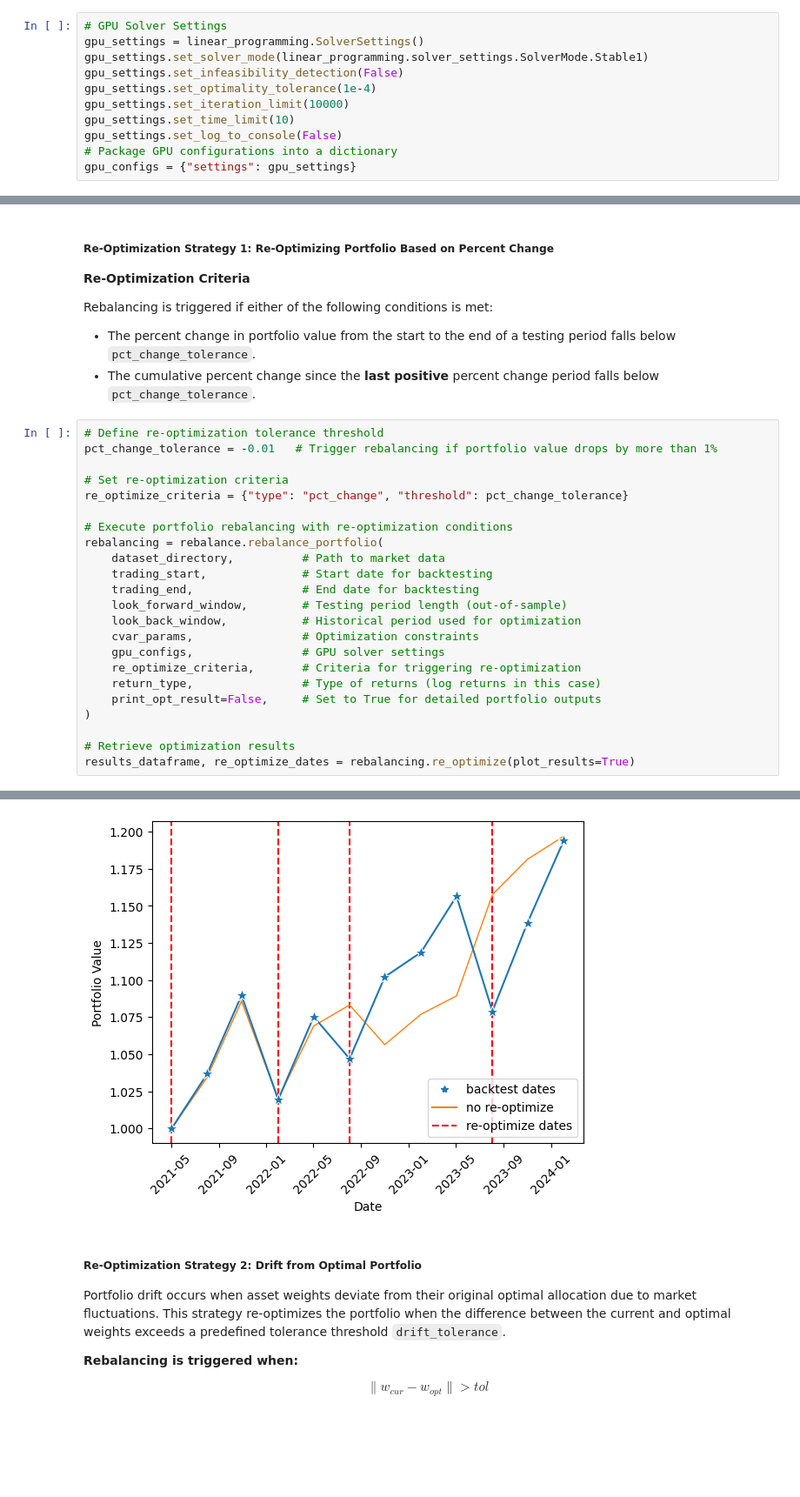
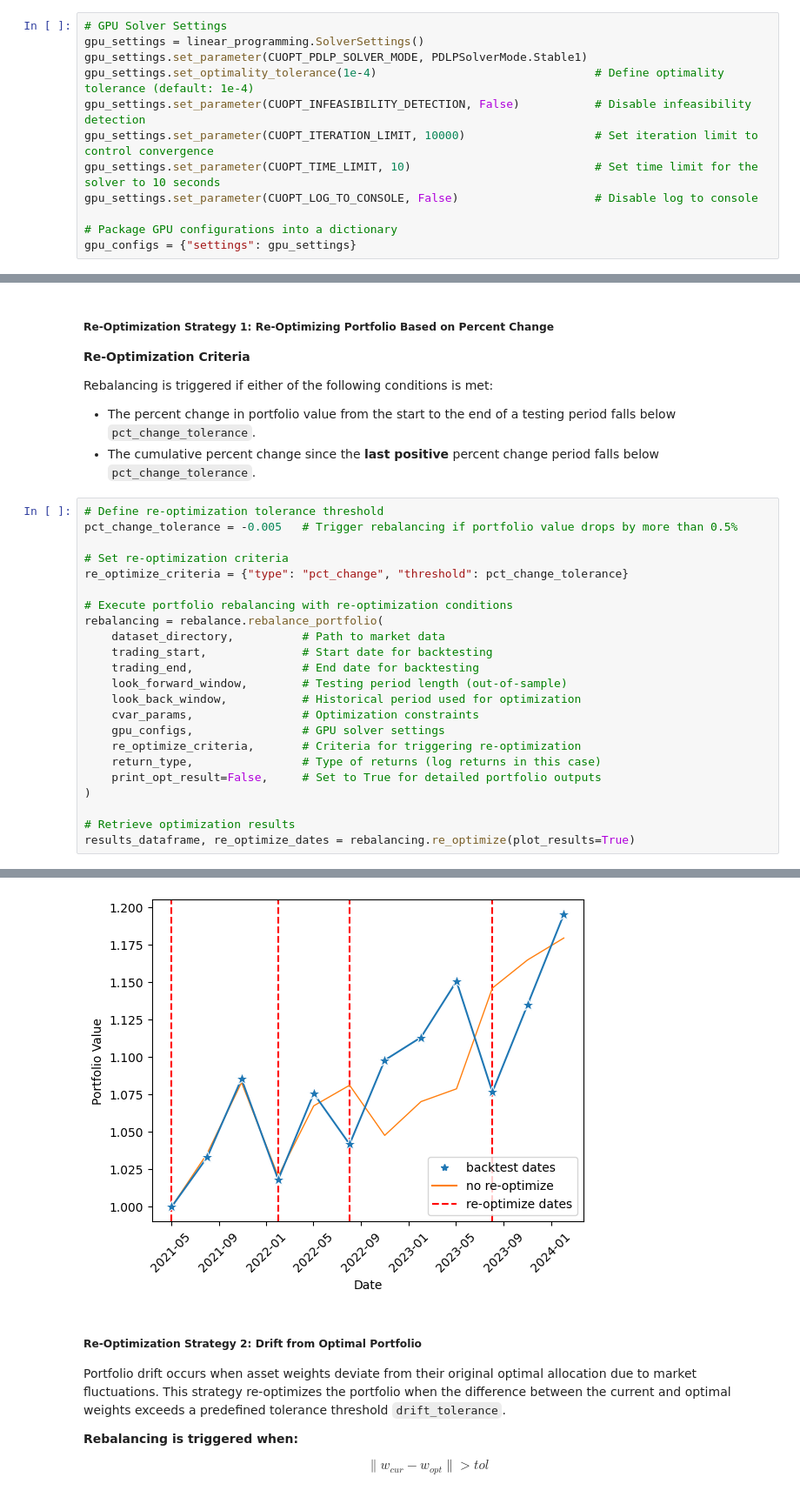
Before and after one commit to NVIDIA/cuopt-examples, a Jupyter notebook: cuFOLIO_portfolio_optimization/CVaR/03_advanced_topics.ipynb, the cells around one changed output, grey strips where cells are left out. Shown at 87% size. Drawn from its saved outputs; the diff is of its cells as text; blank space fills up the shorter version.

```diff
--- a/cuFOLIO_portfolio_optimization/CVaR/03_advanced_topics.ipynb
+++ b/cuFOLIO_portfolio_optimization/CVaR/03_advanced_topics.ipynb
@@ -285,12 +287,13 @@ return_type = "LOG"           # Logarithmic returns for better risk modeling
 # %%
 # GPU Solver Settings
 gpu_settings = linear_programming.SolverSettings()
-gpu_settings.set_solver_mode(linear_programming.solver_settings.SolverMode.Stable1)
-gpu_settings.set_infeasibility_detection(False)
-gpu_settings.set_optimality_tolerance(1e-4)
-gpu_settings.set_iteration_limit(10000)
-gpu_settings.set_time_limit(10)
-gpu_settings.set_log_to_console(False)
+gpu_settings.set_parameter(CUOPT_PDLP_SOLVER_MODE, PDLPSolverMode.Stable1)
+gpu_settings.set_optimality_tolerance(1e-4)                                # Define optimality tolerance (default: 1e-4)
+gpu_settings.set_parameter(CUOPT_INFEASIBILITY_DETECTION, False)           # Disable infeasibility detection
+gpu_settings.set_parameter(CUOPT_ITERATION_LIMIT, 10000)                   # Set iteration limit to control convergence
+gpu_settings.set_parameter(CUOPT_TIME_LIMIT, 10)                           # Set time limit for the solver to 10 seconds
+gpu_settings.set_parameter(CUOPT_LOG_TO_CONSOLE, False)                    # Disable log to console
+
 # Package GPU configurations into a dictionary
 gpu_configs = {"settings": gpu_settings}
 # %% [markdown]
@@ -310,31 +313,31 @@ Rebalancing is triggered if either of the following conditions is met:
 - The cumulative percent change since the **last positive** percent change period falls below `pct_change_tolerance`.
 # %%
 # Define re-optimization tolerance threshold
-pct_change_tolerance = -0.01   # Trigger rebalancing if portfolio value drops by more than 1%
+pct_change_tolerance = -0.005   # Trigger rebalancing if portfolio value drops by more than 0.5%
 
 # Set re-optimization criteria
 re_optimize_criteria = {"type": "pct_change", "threshold": pct_change_tolerance}
 
 # Execute portfolio rebalancing with re-optimization conditions
 rebalancing = rebalance.rebalance_portfolio(
     dataset_directory,          # Path to market data
     trading_start,              # Start date for backtesting
     trading_end,                # End date for backtesting
     look_forward_window,        # Testing period length (out-of-sample)
     look_back_window,           # Historical period used for optimization
     cvar_params,                # Optimization constraints
     gpu_configs,                # GPU solver settings
     re_optimize_criteria,       # Criteria for triggering re-optimization
     return_type,                # Type of returns (log returns in this case)
     print_opt_result=False,     # Set to True for detailed portfolio outputs
 )
 
 # Retrieve optimization results
 results_dataframe, re_optimize_dates = rebalancing.re_optimize(plot_results=True)
 # %% [output]
 *****Testing No Re-Optimize*****
 *****Testing Re-Optimize*****
-[figure, old version]
+[figure, new version]
 # %% [markdown]
 ##### **Re-Optimization Strategy 2: Drift from Optimal Portfolio**
 
```
Also changed, not shown: parts of 9 cells of this notebook, 4 other files.
